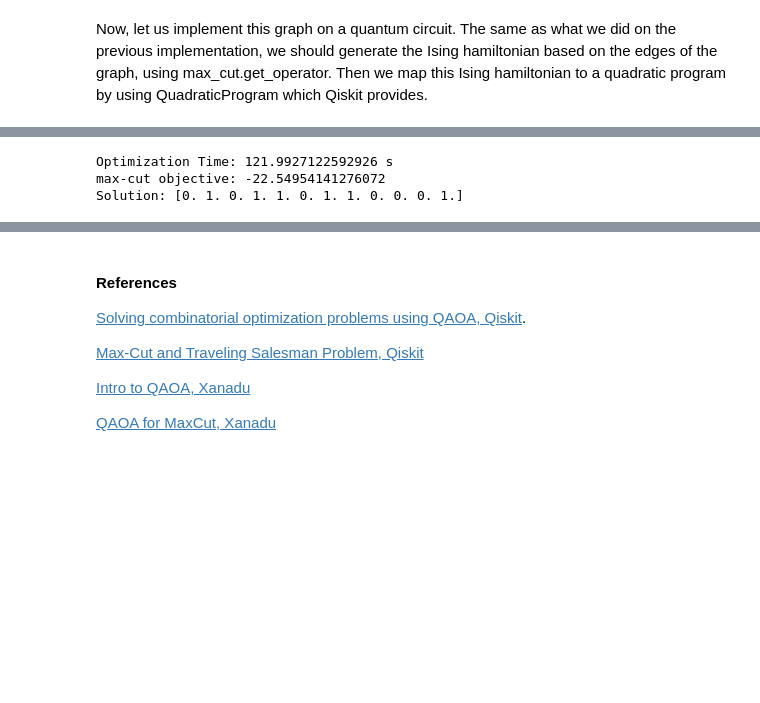
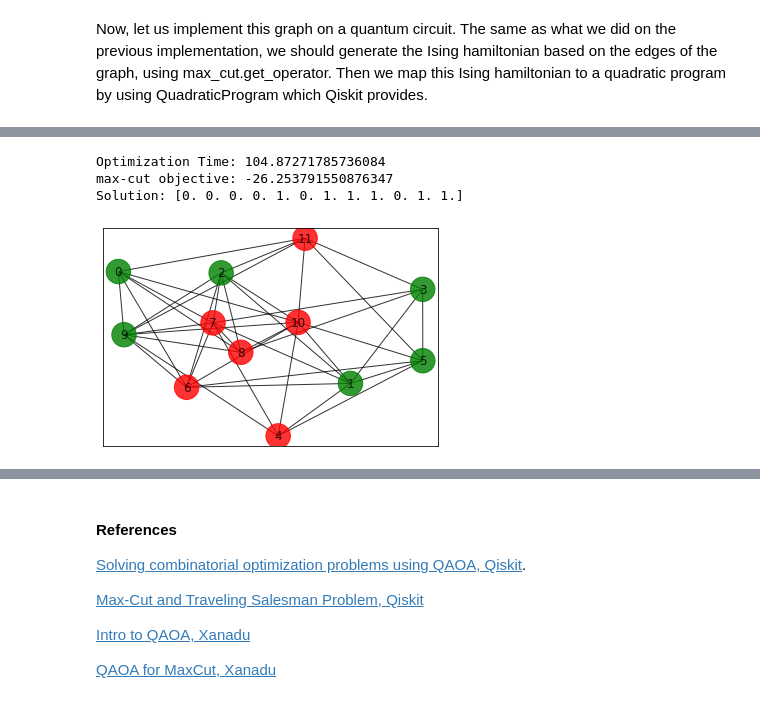
Before and after one commit to nargesalavi/QAOA-for-MAXCUT, a Jupyter notebook: QAOA_for_MaxCut.ipynb, the cells around one changed output, grey strips where cells are left out. Cells and saved outputs as stored; diff of their text form; code cells hidden in the pictures; blank space fills up the shorter version.

```diff
--- a/QAOA_for_MaxCut.ipynb
+++ b/QAOA_for_MaxCut.ipynb
@@ -415,19 +415,29 @@ ZIIZIIIIIIII    (0.5+0j)
 ZIZIIIIIIIII    (0.5+0j)
 ZZIIIIIIIIII    (0.5+0j)
 # %%
-spsa = SPSA(maxiter=300)
-ry = TwoLocal(ops.num_qubits, 'ry', 'cz', reps=5, entanglement='linear')
-vqe = VQE(ops, ry, spsa, quantum_instance=quantum_instance)
+def QAOA_via_VQE(ops):
+  spsa = SPSA(maxiter=300)
+  ry = TwoLocal(ops.num_qubits, 'ry', 'cz', reps=5, entanglement='linear')
+  vqe = VQE(ops, ry, spsa, quantum_instance=quantum_instance)
 
-# run VQE
-result = vqe.run(quantum_instance)
+  # run VQE
+  result = vqe.run(quantum_instance)
 
-# print results
-x = sample_most_likely(result.eigenstate)
-print('Optimization Time:', result.optimizer_time ,'s')
-print('max-cut objective:', result.eigenvalue.real + offset)
-print('Solution:', max_cut.get_graph_solution(x))
+  return result
-# %% [output]
-Optimization Time: 121.9927122592926 s
-max-cut objective: -22.54954141276072
-Solution: [0. 1. 0. 1. 1. 0. 1. 1. 0. 0. 0. 1.]
+# %%
+result = QAOA_via_VQE(ops)
+# print results
+x = sample_most_likely(result.eigenstate)
+print('Optimization Time:', result.optimizer_time)
+print('max-cut objective:', result.eigenvalue.real + offset)
+print('Solution:', max_cut.get_graph_solution(x))
+# %% [output]
+Optimization Time: 104.87271785736084
+max-cut objective: -26.253791550876347
+Solution: [0. 0. 0. 0. 1. 0. 1. 1. 1. 0. 1. 1.]
+# %%
+# plot results
+colors = ['g' if max_cut.get_graph_solution(x)[i] == 0 else 'r' for i in range(v)]
+draw_graph(G, colors, pos)
+# %% [output]
+[figure, added]
```
Also changed, not shown: parts of 12 cells of this notebook.
